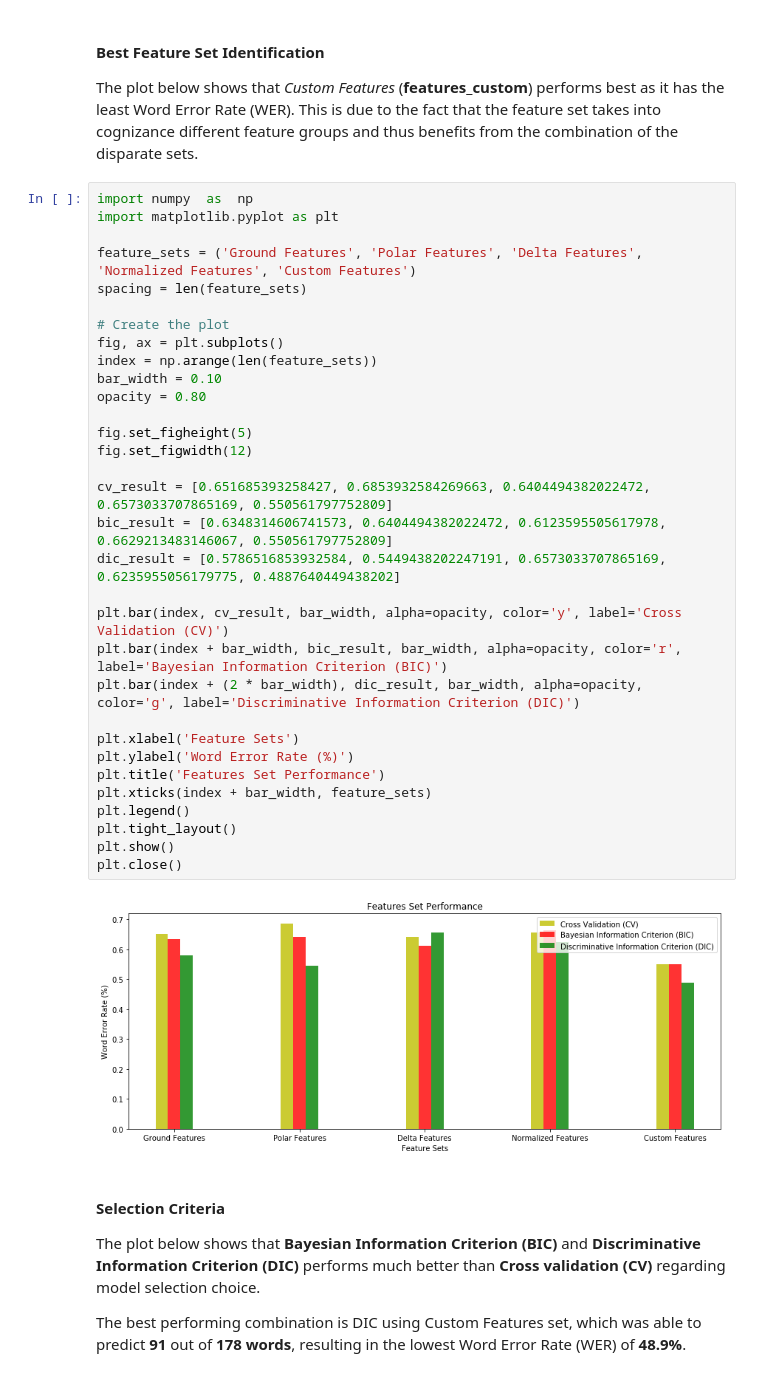
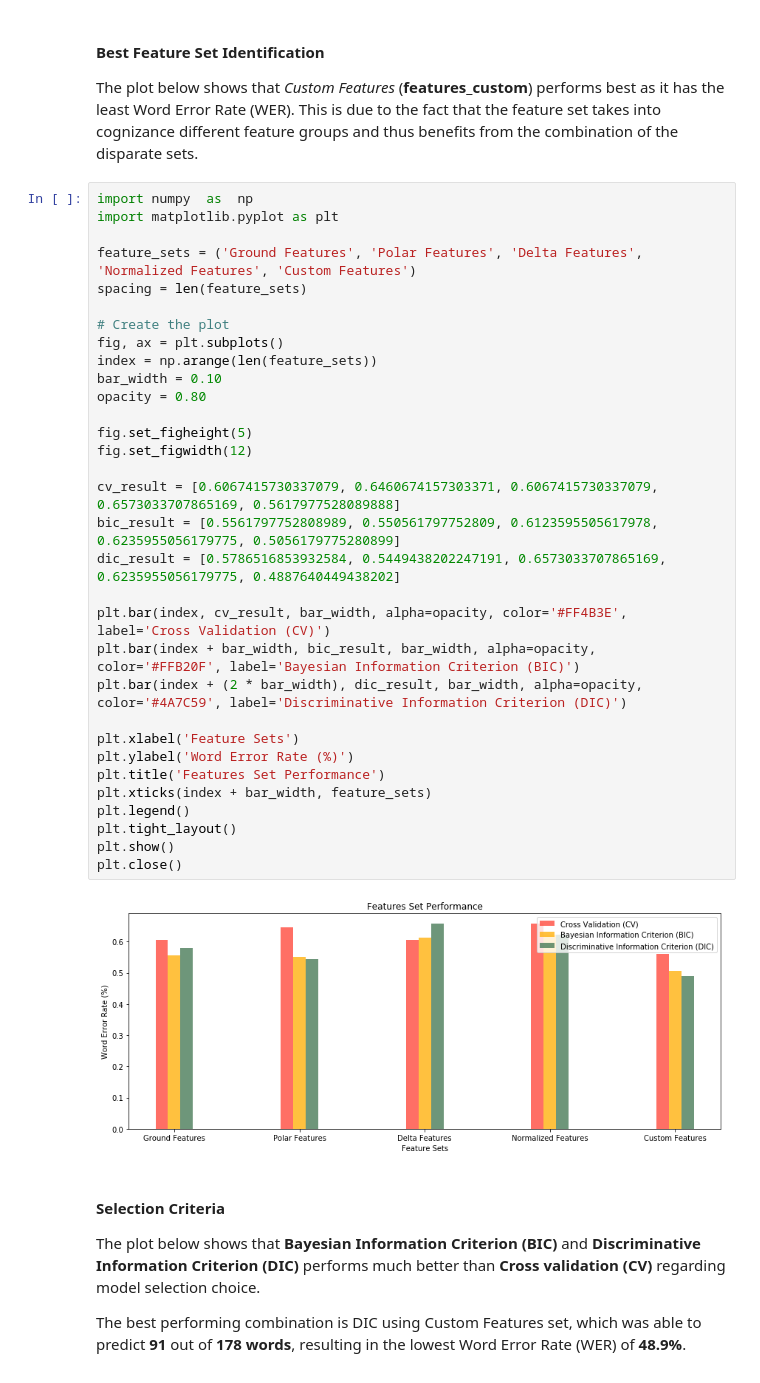
Before and after one commit to barbietunnie/AIND-Recognizer, a Jupyter notebook: asl_recognizer.ipynb, the cells around one changed output. Saved outputs shown, nothing was run; the diff lists cells and outputs as text.

```diff
--- a/asl_recognizer.ipynb
+++ b/asl_recognizer.ipynb
@@ -1267,37 +1267,37 @@ The plot below shows that *Custom Features* (__features_custom__) performs best
 # %%
 import numpy  as  np
 import matplotlib.pyplot as plt
 
 feature_sets = ('Ground Features', 'Polar Features', 'Delta Features', 'Normalized Features', 'Custom Features')
 spacing = len(feature_sets)
 
 # Create the plot
 fig, ax = plt.subplots()
 index = np.arange(len(feature_sets))
 bar_width = 0.10
 opacity = 0.80
 
 fig.set_figheight(5)
 fig.set_figwidth(12)
 
-cv_result = [0.651685393258427, 0.6853932584269663, 0.6404494382022472, 0.6573033707865169, 0.550561797752809]
-bic_result = [0.6348314606741573, 0.6404494382022472, 0.6123595505617978, 0.6629213483146067, 0.550561797752809]
+cv_result = [0.6067415730337079, 0.6460674157303371, 0.6067415730337079, 0.6573033707865169, 0.5617977528089888]
+bic_result = [0.5561797752808989, 0.550561797752809, 0.6123595505617978, 0.6235955056179775, 0.5056179775280899]
 dic_result = [0.5786516853932584, 0.5449438202247191, 0.6573033707865169, 0.6235955056179775, 0.4887640449438202]
 
-plt.bar(index, cv_result, bar_width, alpha=opacity, color='y', label='Cross Validation (CV)')
-plt.bar(index + bar_width, bic_result, bar_width, alpha=opacity, color='r', label='Bayesian Information Criterion (BIC)')
-plt.bar(index + (2 * bar_width), dic_result, bar_width, alpha=opacity, color='g', label='Discriminative Information Criterion (DIC)')
+plt.bar(index, cv_result, bar_width, alpha=opacity, color='#FF4B3E', label='Cross Validation (CV)')
+plt.bar(index + bar_width, bic_result, bar_width, alpha=opacity, color='#FFB20F', label='Bayesian Information Criterion (BIC)')
+plt.bar(index + (2 * bar_width), dic_result, bar_width, alpha=opacity, color='#4A7C59', label='Discriminative Information Criterion (DIC)')
 
 plt.xlabel('Feature Sets')
 plt.ylabel('Word Error Rate (%)')
 plt.title('Features Set Performance')
 plt.xticks(index + bar_width, feature_sets)
 plt.legend()
 plt.tight_layout()
 plt.show()
 plt.close()
 # %% [output]
-[figure, old version]
+[figure, new version]
 # %% [markdown]
 #### Selection Criteria
 
```
Also changed, not shown: parts of 24 cells of this notebook, 11 other files.
